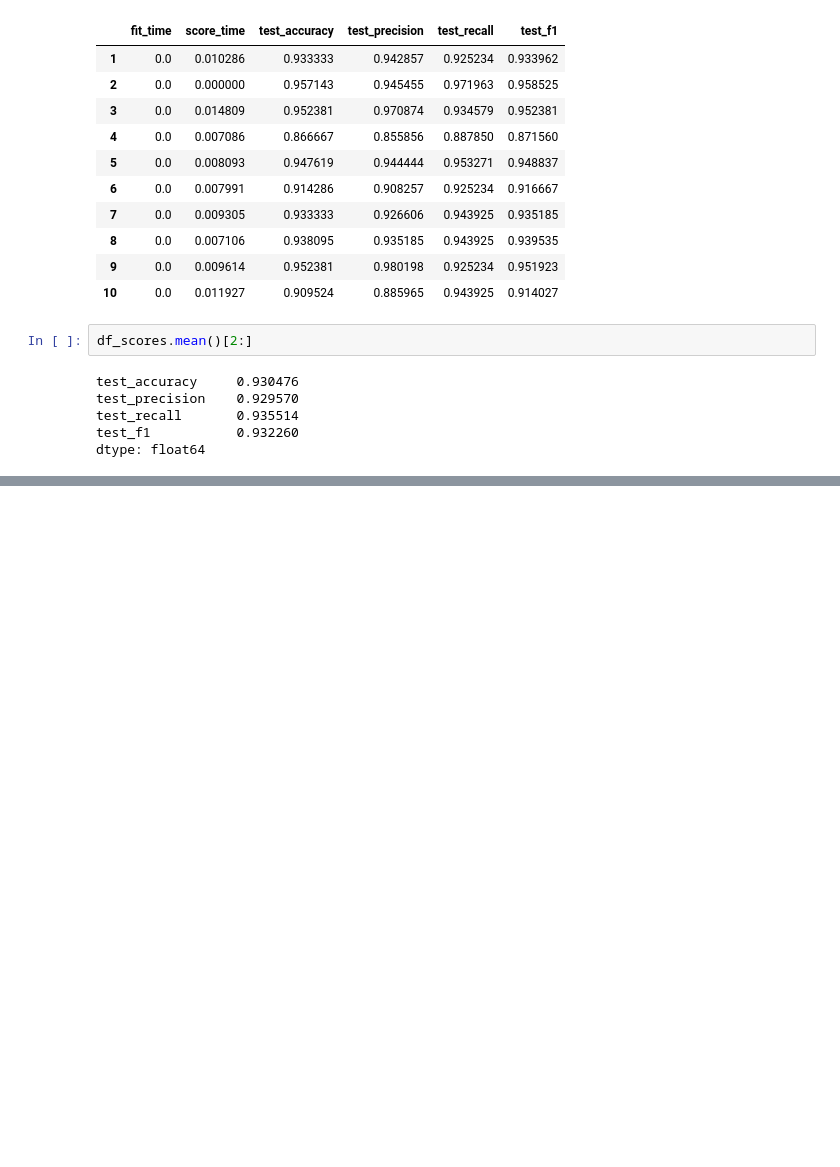
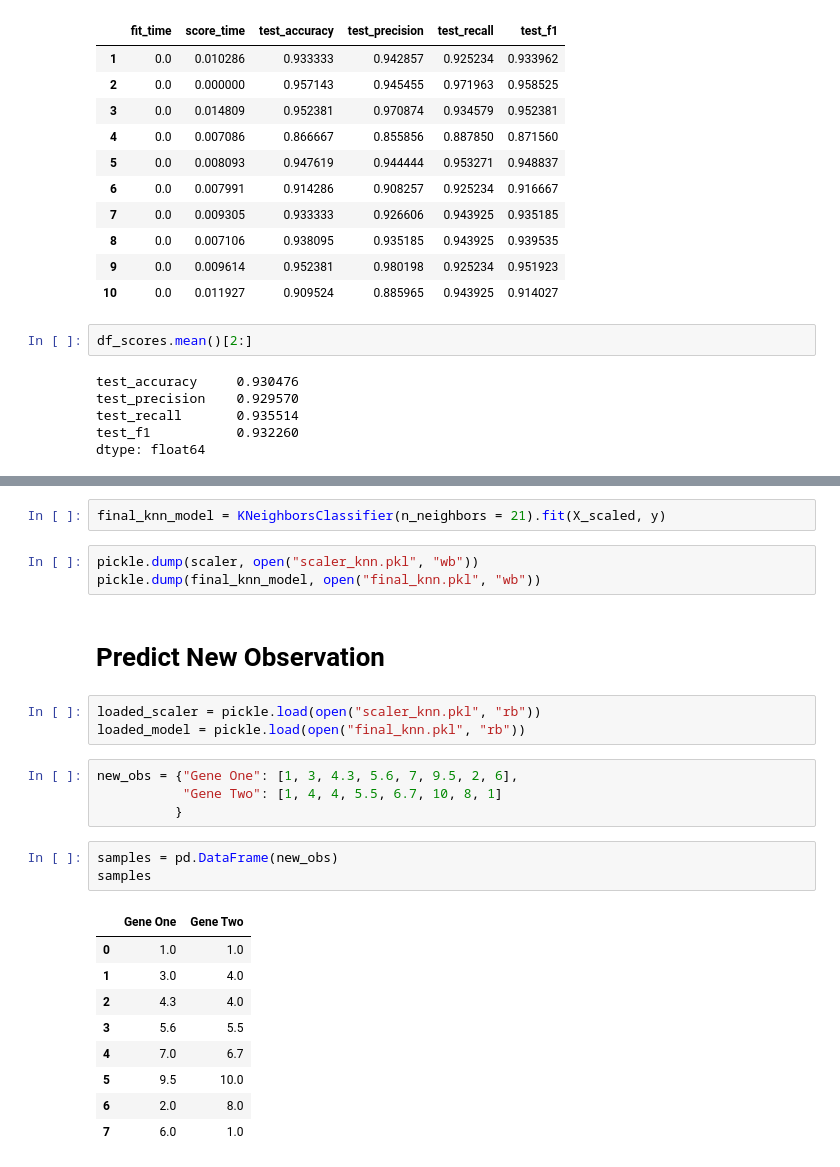
Before and after one commit to ssamiyavuzz/Machine-Learning-Notebooks, a Jupyter notebook: K-Nearest Neighbors (KNN)/KNN.ipynb, the cells around one changed output, grey strips where cells are left out. Drawn from its saved outputs; the diff is of its cells as text; blank space fills up the shorter version.

```diff
--- a/K-Nearest Neighbors (KNN)/KNN.ipynb
+++ b/K-Nearest Neighbors (KNN)/KNN.ipynb
@@ -605,0 +592,27 @@ new_obs = {"Gene One": [1, 3, 4.3, 5.6, 7, 9.5, 2, 6],
+# %%
+final_knn_model = KNeighborsClassifier(n_neighbors = 21).fit(X_scaled, y)
+# %%
+pickle.dump(scaler, open("scaler_knn.pkl", "wb"))
+pickle.dump(final_knn_model, open("final_knn.pkl", "wb"))
+# %% [markdown]
+# Predict New Observation
+# %%
+loaded_scaler = pickle.load(open("scaler_knn.pkl", "rb"))
+loaded_model = pickle.load(open("final_knn.pkl", "rb"))
+# %%
+new_obs = {"Gene One": [1, 3, 4.3, 5.6, 7, 9.5, 2, 6],
+           "Gene Two": [1, 4, 4, 5.5, 6.7, 10, 8, 1]
+          }
+# %%
+samples = pd.DataFrame(new_obs)
+samples
+# %% [output]
+|  | Gene One | Gene Two |
+| 0 | 1.0 | 1.0 |
+| 1 | 3.0 | 4.0 |
+| 2 | 4.3 | 4.0 |
+| 3 | 5.6 | 5.5 |
+| 4 | 7.0 | 6.7 |
+| 5 | 9.5 | 10.0 |
+| 6 | 2.0 | 8.0 |
+| 7 | 6.0 | 1.0 |
```
Also changed, not shown: parts of 44 cells of this notebook.
